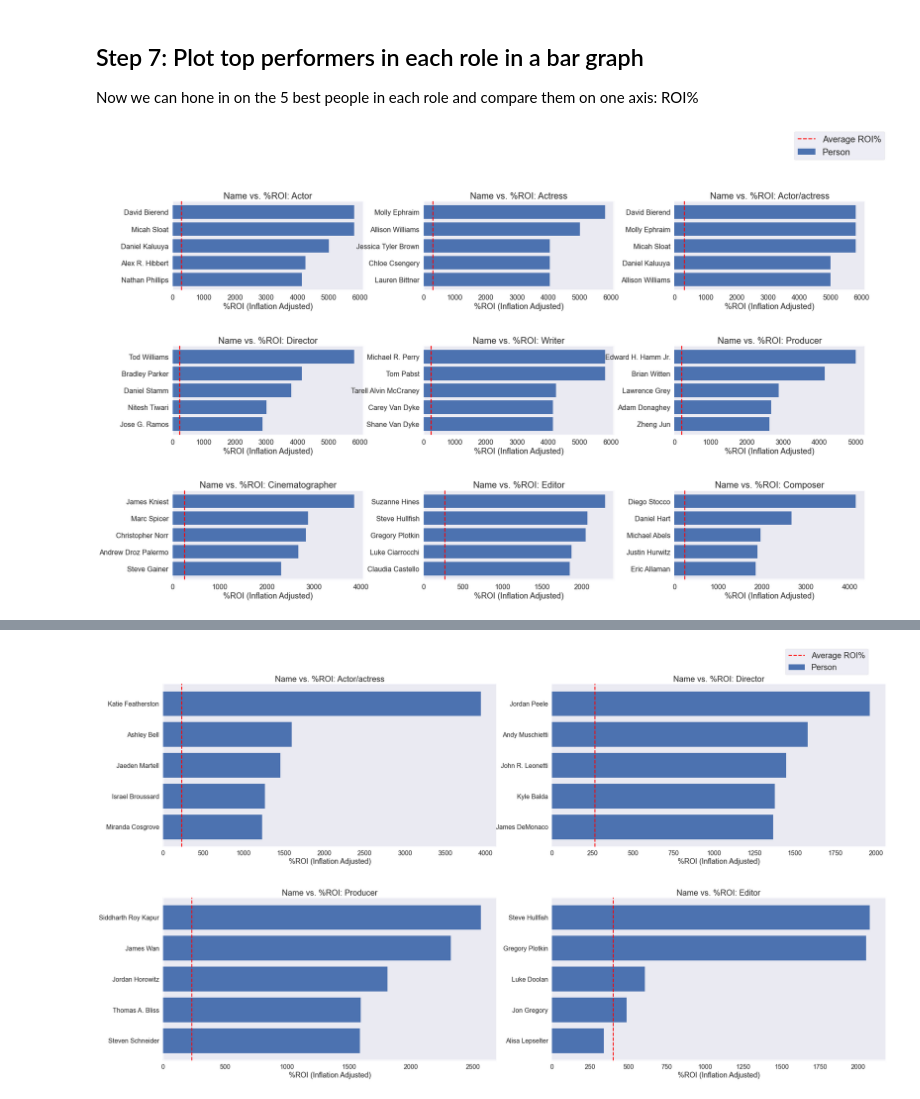
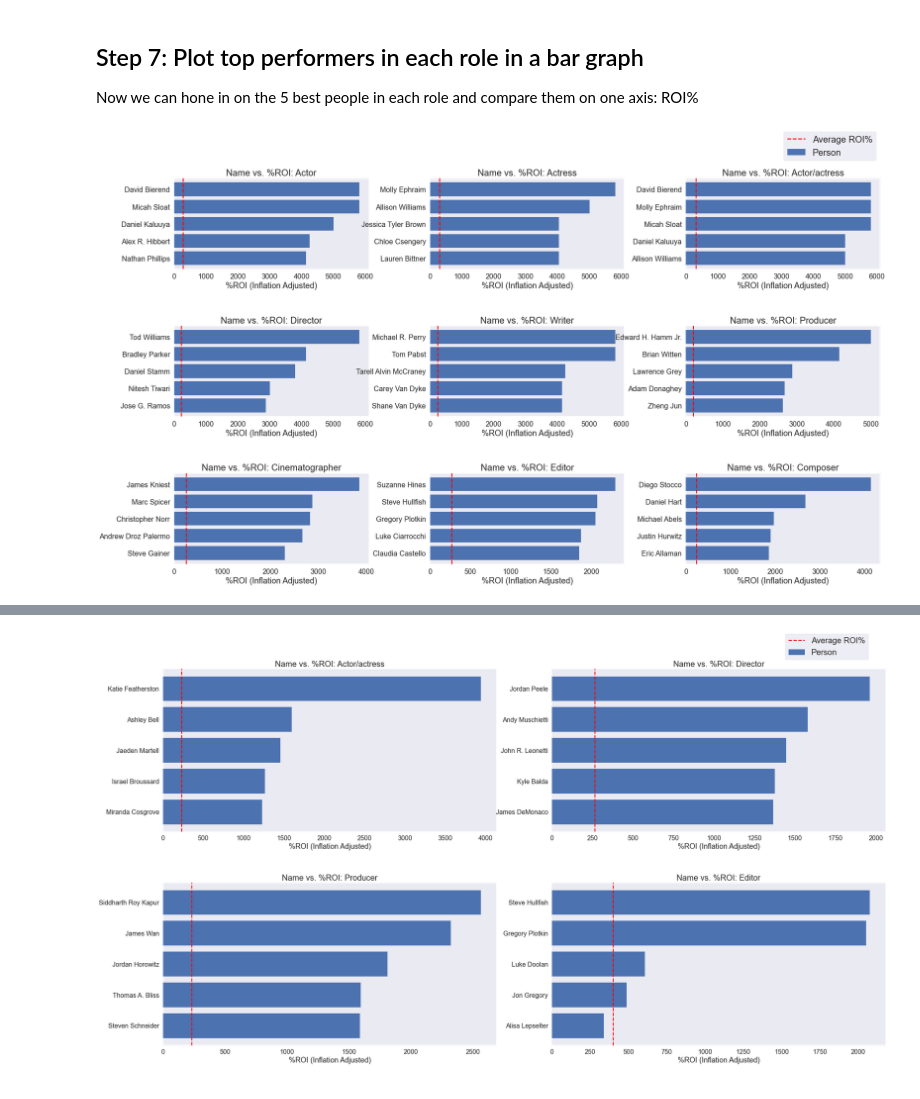
Before and after one commit to Nindorph/MovieAnalysis, a Jupyter notebook: Nick_movieppl_analysis.ipynb, the cells around one changed output, grey strips where cells are left out. Cells and saved outputs as stored; diff of their text form; code cells hidden in the pictures.

```diff
--- a/Nick_movieppl_analysis.ipynb
+++ b/Nick_movieppl_analysis.ipynb
@@ -354,7 +354,7 @@ for ppl in ppl_comp2.keys():
 for ppl in ppl_comp3.keys():
     ppl_comp3T[ppl] = ppl_comp3[ppl].head(5)
 # %%
-# for number of movies
+# all # of movies
 
 # create figure
 fig, ax = plt.subplots(3, 3, figsize=[25,15])
@@ -362,33 +362,34 @@ plt.tight_layout(pad=10)
 
 # get index `i` for plotting purposes, `ppl` for dataframe data purposes
 for i,ppl in enumerate(pplorder):
 
     # to orient the figure in the correct subplot
     r = i//3
     c = i%3
 
     # plot the data in `ppl` dataframes from `ppl_compT`
     # `ROI_careertot%` as width, `primary_name` as label pn y axis
     ax[r,c].barh(y=ppl_compT[ppl]['primary_name'],width=ppl_compT[ppl]['ROI_careertot%'], label='Person')
     ax[r,c].invert_yaxis()
 
     # remove grid to reduce busy-ness
     ax[r,c].grid(False)
 
     # plot average ROI% as horizontal line
     # `f'{ppl}_%ROI_avg'` in `ppl_comp_avgs`
     ax[r,c].axvline(ppl_comp_avgs[f'{ppl}_%ROI_avg'], ls='--', color='red', label='Average ROI%')
 
     # labels and title
     ax[r,c].set_xlabel('%ROI (Inflation Adjusted)', fontsize=18)
     ax[r,c].set_title(f'Name vs. %ROI: {ppl.capitalize()}', fontsize=20)
     ax[r,c].tick_params(axis='both', which='major', labelsize=16)
 
 # label the whole figure outside the subplots to reduce busy-ness
 lines, labels = fig.axes[0].get_legend_handles_labels()
-fig.legend(lines, labels, bbox_to_anchor=(0.97,0.98), loc='lower right', fontsize=20, frameon=True)
+fig.legend(lines, labels, bbox_to_anchor=(0.94,0.93), loc='lower right', fontsize=20, frameon=True)
 
+# save the figure
 plt.savefig('peoplefigs/name_roi_bar_allmov.png')
 # %% [output]
-[figure, old version]
+[figure, new version]
 # %%
```
Also changed, not shown: parts of 5 cells of this notebook, 5 other files.
